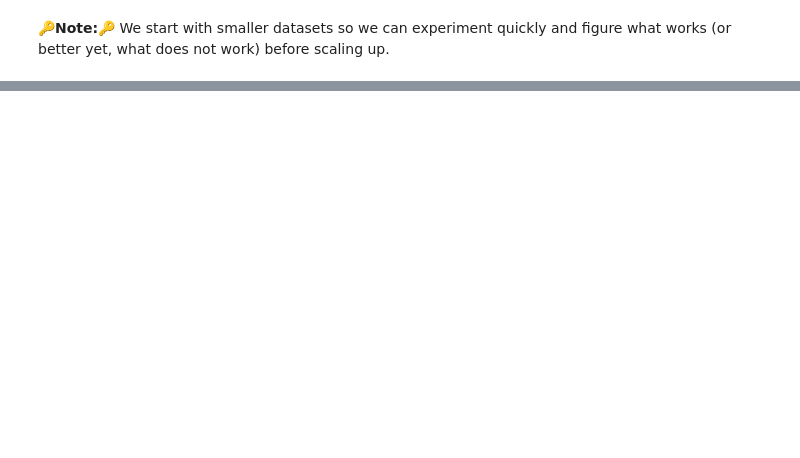
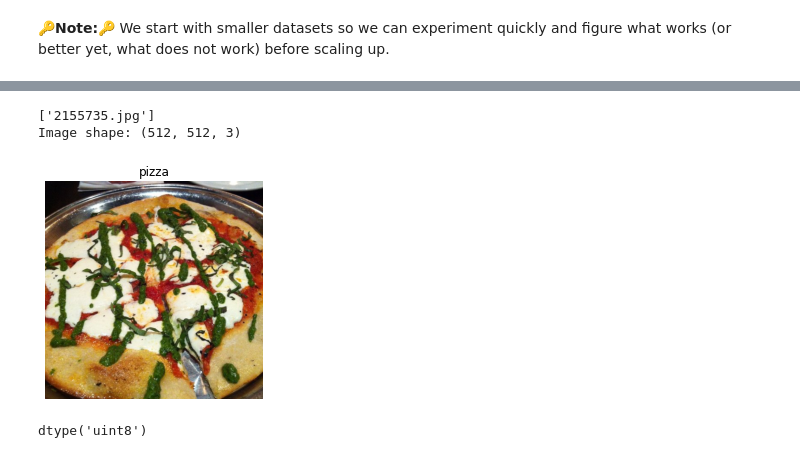
Before and after one commit to Tower5954/Intro_to_tensorflow, a Jupyter notebook: 03_Introduction_to_computer_vision_with_tensorflow.ipynb, the cells around one changed output, grey strips where cells are left out. Cells and saved outputs as stored; diff of their text form; code cells hidden in the pictures; blank space fills up the shorter version.

```diff
--- a/03_Introduction_to_computer_vision_with_tensorflow.ipynb
+++ b/03_Introduction_to_computer_vision_with_tensorflow.ipynb
@@ -30,0 +158,10 @@ pizza_steak.zip.1   100%[===================>] 104.50M   160MB/s    in 0.7s
+# %%
+img = view_random_image(target_dir="pizza_steak/train/", target_class="pizza")
+# %% [output]
+['2155735.jpg']
+Image shape: (512, 512, 3)
+[figure, added]
+# %%
+img.dtype
+# %% [output]
+dtype('uint8')
```
Also changed, not shown: parts of 27 cells of this notebook.
